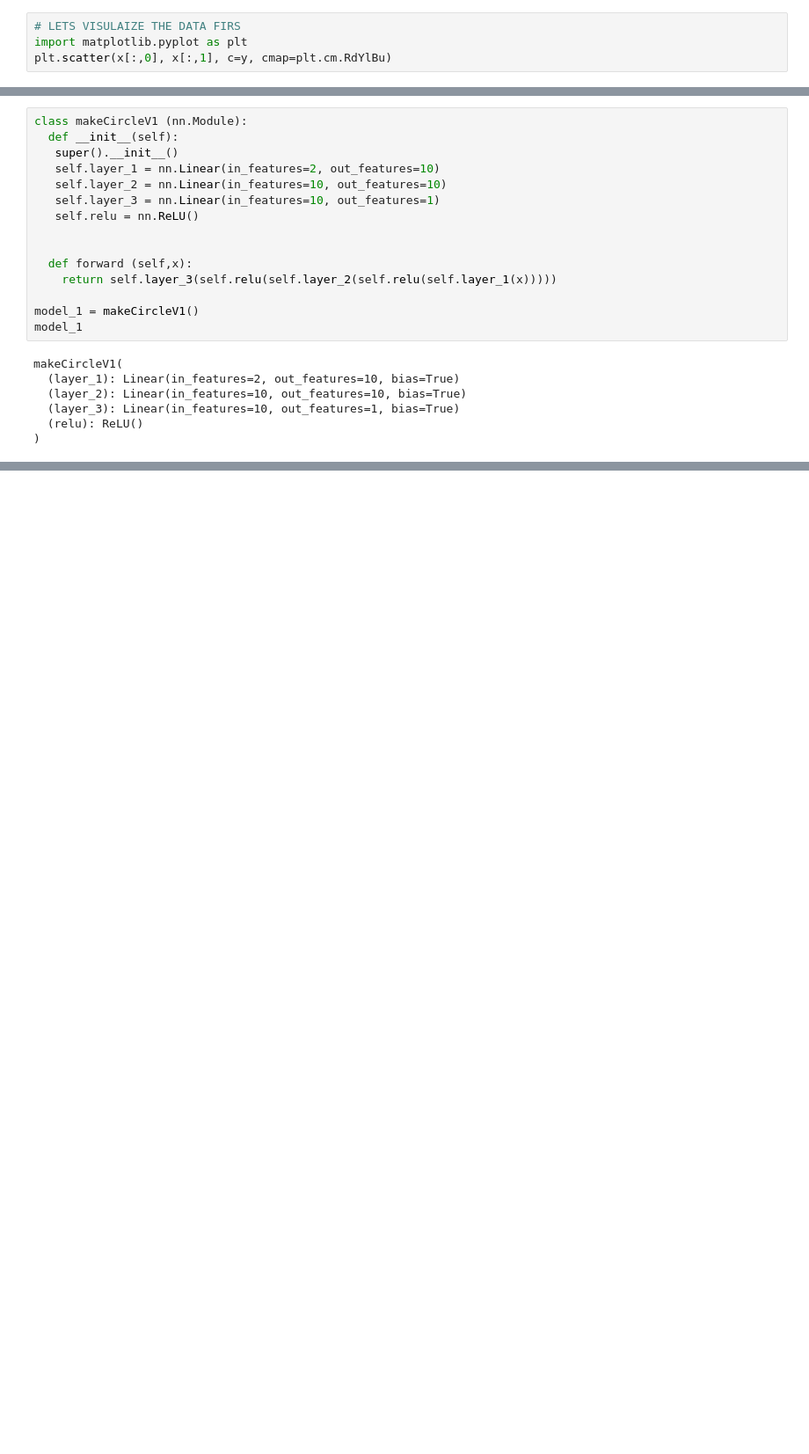
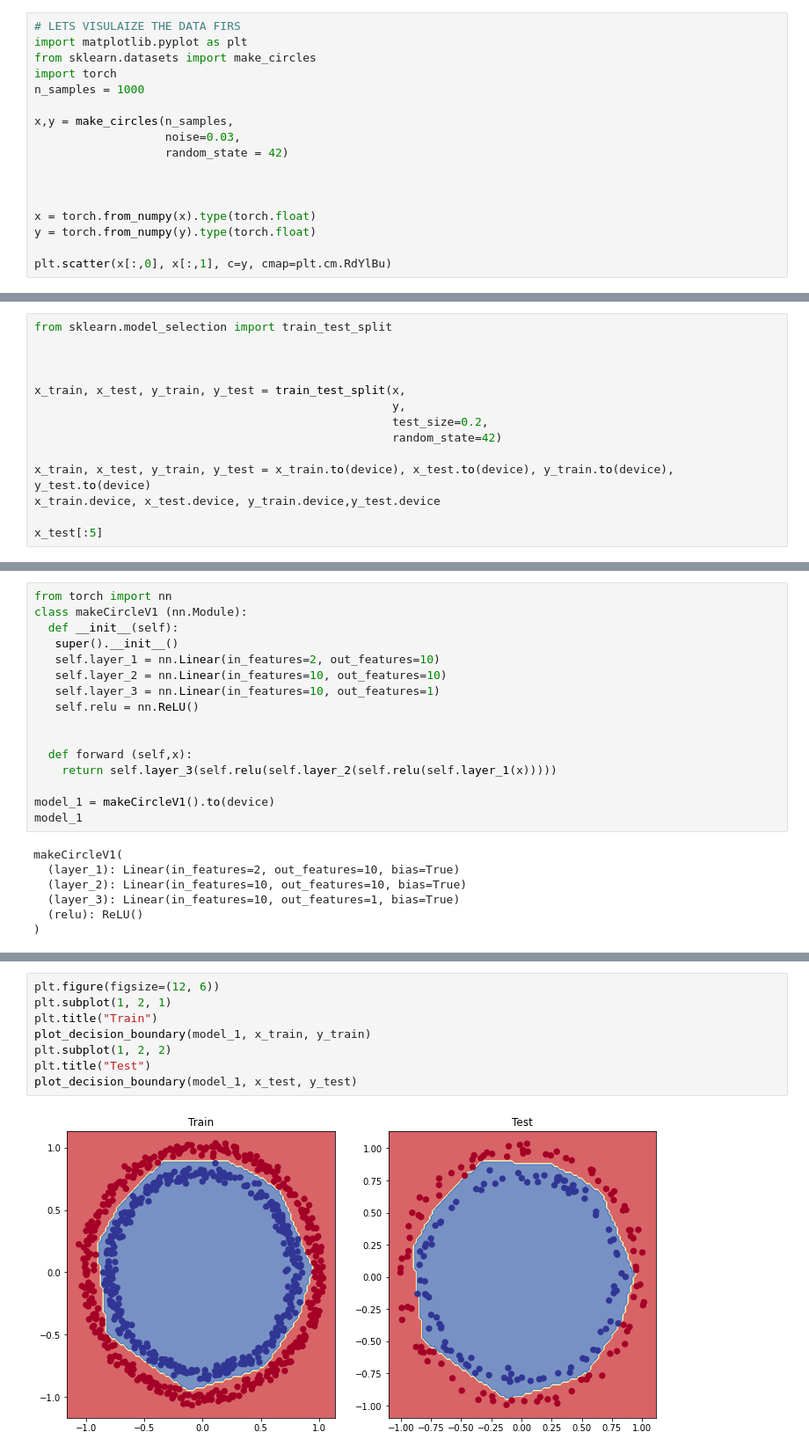
Before and after one commit to Hassan-jr/Deep-Learning, a Jupyter notebook: 02_Pytorch_Neural_Network_Classification.ipynb, the cells around one changed output, grey strips where cells are left out. Shown at 88% size. Drawn from its saved outputs; the diff is of its cells as text; blank space fills up the shorter version.

Commit message:
non linear Model training complete

```diff
--- a/02_Pytorch_Neural_Network_Classification.ipynb
+++ b/02_Pytorch_Neural_Network_Classification.ipynb
@@ -302,6 +301,19 @@ plot_decision_boundary(model_0, x_test, y_test)
 # %%
 # LETS VISULAIZE THE DATA FIRS
 import matplotlib.pyplot as plt
+from sklearn.datasets import make_circles
+import torch
+n_samples = 1000
+
+x,y = make_circles(n_samples,
+                   noise=0.03,
+                   random_state = 42)
+
+
+
+x = torch.from_numpy(x).type(torch.float)
+y = torch.from_numpy(y).type(torch.float)
+
 plt.scatter(x[:,0], x[:,1], c=y, cmap=plt.cm.RdYlBu)
 # %% [output]
 <matplotlib.collections.PathCollection at 0x...>
@@ -308,0 +323,14 @@ plt.scatter(x[:,0], x[:,1], c=y, cmap=plt.cm.RdYlBu)
+# %%
+from sklearn.model_selection import train_test_split
+
+
+
+x_train, x_test, y_train, y_test = train_test_split(x,
+                                                    y,
+                                                    test_size=0.2,
+                                                    random_state=42)
+
+x_train, x_test, y_train, y_test = x_train.to(device), x_test.to(device), y_train.to(device), y_test.to(device)
+x_train.device, x_test.device, y_train.device,y_test.device
+
+x_test[:5]
@@ -309,4 +345,5 @@ plt.scatter(x[:,0], x[:,1], c=y, cmap=plt.cm.RdYlBu)
 # %%
+from torch import nn
 class makeCircleV1 (nn.Module):
   def __init__(self):
    super().__init__()
@@ -319,7 +356,7 @@ class makeCircleV1 (nn.Module):
   def forward (self,x):
     return self.layer_3(self.relu(self.layer_2(self.relu(self.layer_1(x)))))
 
-model_1 = makeCircleV1()
+model_1 = makeCircleV1().to(device)
 model_1
 # %% [output]
 makeCircleV1(
@@ -330,0 +418,10 @@ makeCircleV1(
+# %%
+plt.figure(figsize=(12, 6))
+plt.subplot(1, 2, 1)
+plt.title("Train")
+plot_decision_boundary(model_1, x_train, y_train)
+plt.subplot(1, 2, 2)
+plt.title("Test")
+plot_decision_boundary(model_1, x_test, y_test)
+# %% [output]
+[figure, added]
```
Also changed, not shown: parts of 9 cells of this notebook.
